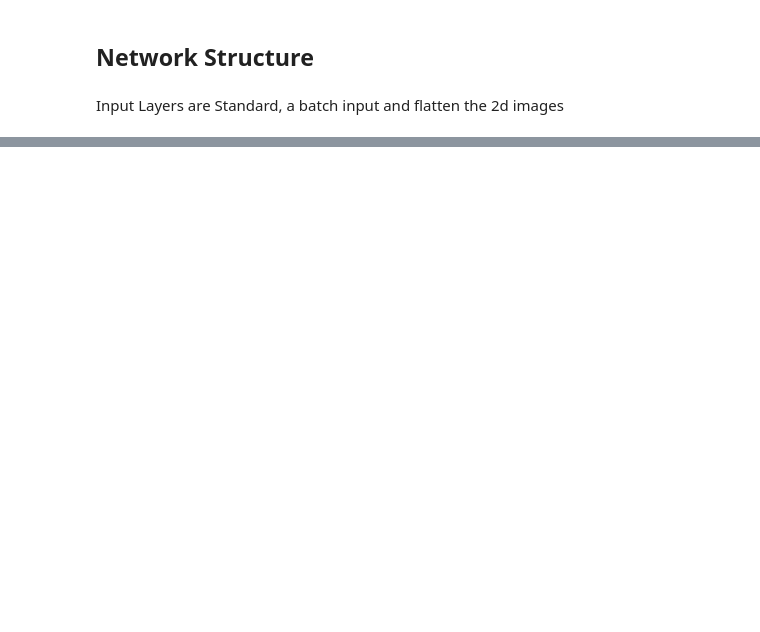
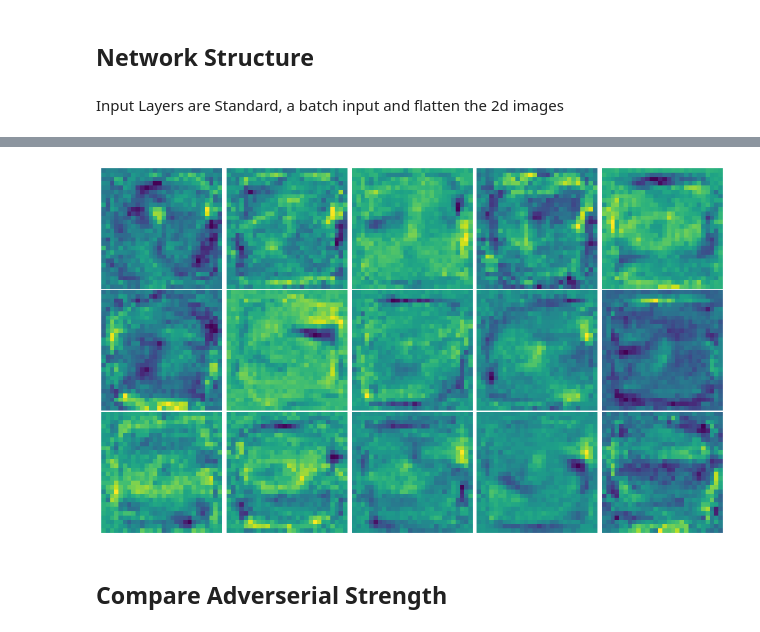
Before and after one commit to zombie-einstein/adverse_subnets, a Jupyter notebook: Design.ipynb, the cells around one changed output, grey strips where cells are left out. Drawn from its saved outputs; the diff is of its cells as text; code cells hidden in the pictures; blank space fills up the shorter version.

```diff
--- a/Design.ipynb
+++ b/Design.ipynb
@@ -178,9 +120,15 @@ W.shape
 # %%
-w = MODULE_SIZE
-h = N_MODULES
+def plot_weights(modules):
+    W = np.stack([m[0].get_weights()[0] for m in modules])
+    W = (W-W.min())/(W.max()-W.min())
 
-f, a = plt.subplots(h, w, sharex=True, sharey=True, figsize=(w*3, h*3))
+    width = W.shape[-1]
+    height = W.shape[0]
 
-for i in range(N_MODULES):
-    for j in range(MODULE_SIZE):
-        a[i,j].matshow(W[i, :, j].reshape(IMAGE_SHAPE))
+    f, a = plt.subplots(height, width, sharex=True, sharey=True, figsize=(width*3, height*3))
+    f.subplots_adjust(wspace = 0.01, hspace = 0.01)
+
+    for i in range(height):
+        for j in range(width):
+            a[i,j].matshow(W[i, :, j].reshape(IMAGE_SHAPE))
+            a[i,j].axis('off')
@@ -254,0 +135,6 @@ Label 9
+# %%
+plot_weights(mods)
+# %% [output]
+[figure, added]
+# %% [markdown]
+## Compare Adverserial Strength
```
Also changed, not shown: parts of 57 cells of this notebook.
